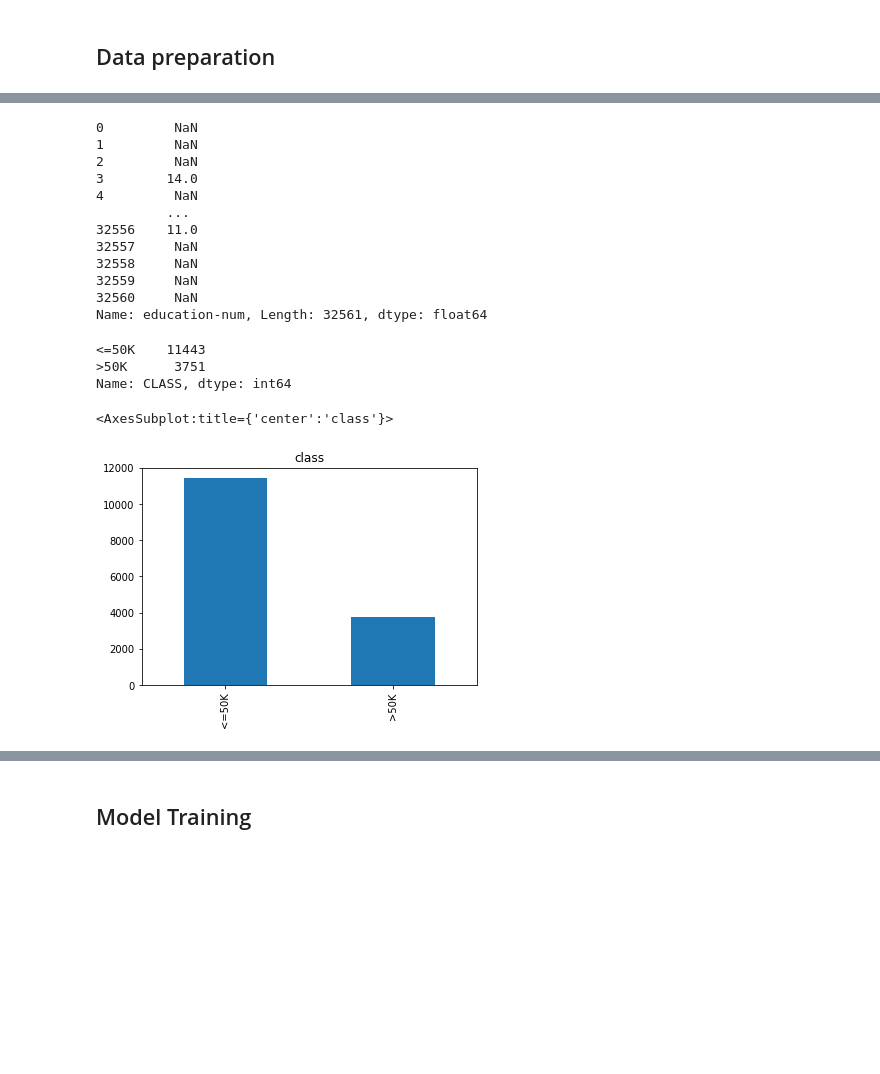
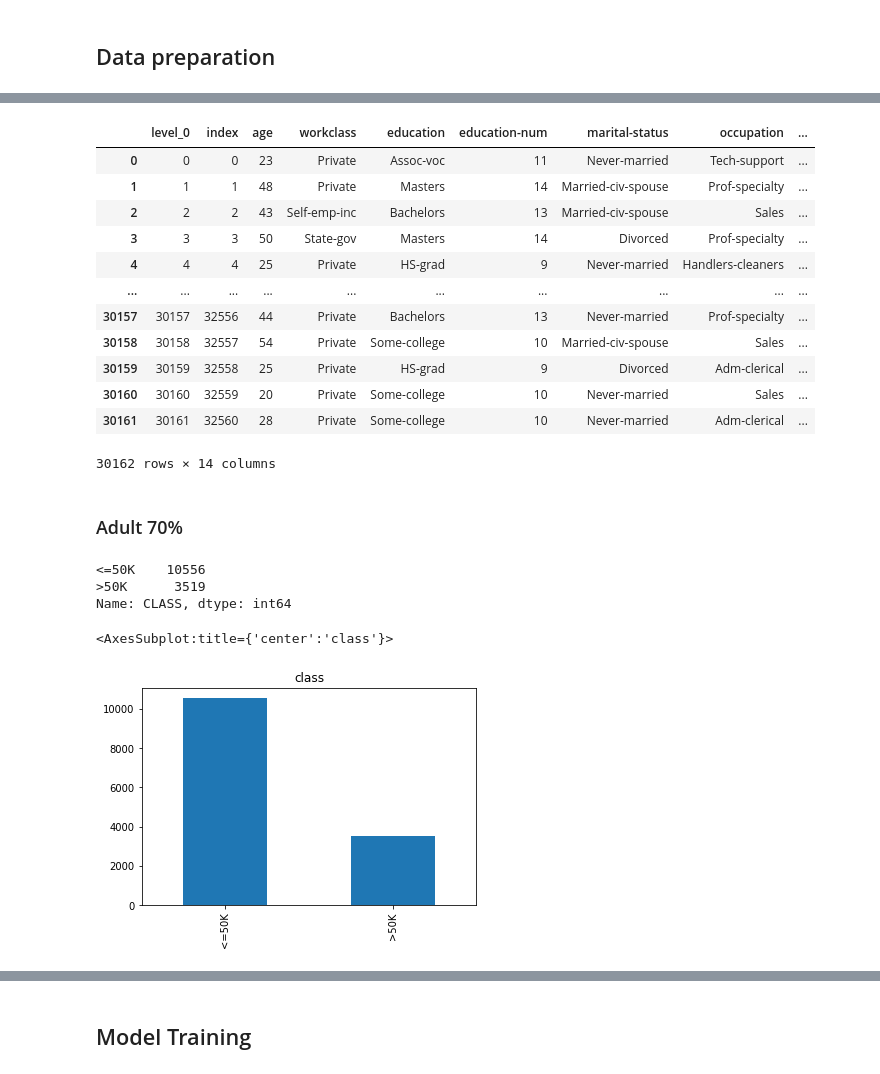
Before and after one commit to jakjan95/DTsolver, a Jupyter notebook: DTsolver-pruning-data-cleaning-multivalue-split.ipynb, the cells around one changed output, grey strips where cells are left out. Drawn from its saved outputs; the diff is of its cells as text; code cells hidden in the pictures; blank space fills up the shorter version.

```diff
--- a/DTsolver-pruning-data-cleaning-multivalue-split.ipynb
+++ b/DTsolver-pruning-data-cleaning-multivalue-split.ipynb
@@ -243,5 +483,5 @@ adult_dataset.head()
 # %%
-adult_dataset = adult_dataset[['age','workclass','education','education-num','marital-status','occupation','relationship','race','sex','hourse-per-week','CLASS']]
+adult_dataset = adult_dataset[['age','workclass','education','education-num','marital-status','occupation','relationship','race','sex','hourse-per-week', 'native-country' ,'CLASS']]
 
 for element in list(adult_dataset):
     if adult_dataset[element].dtype not in [np.float64, np.int64]:
@@ -249,5 +489,6 @@ for element in list(adult_dataset):
 
 adult_dataset['CLASS'] = adult_dataset['CLASS'].str.strip()
 adult_dataset.head()
+adult_dataset
 # %% [output]
 |  | age | workclass | education | education-num | marital-status | occupation | relationship | race | ... |
@@ -259,28 +507,39 @@ adult_dataset.head()
+# %%
+adult_dataset.dropna(how='any', axis=0)
+indexNames = adult_dataset[(adult_dataset['workclass'] == '?') | (adult_dataset['education'] == '?') | (adult_dataset['marital-status'] == '?') | (adult_dataset['occupation'] == '?') | (adult_dataset['relationship'] == '?') | (adult_dataset['race'] == '?') | (adult_dataset['sex'] == '?') | (adult_dataset['native-country'] == '?') ].index
+# print(indexNames)
+adult_dataset.drop(indexNames, inplace=True)
+adult_dataset.head()
+adult_dataset.reset_index(inplace=True)
+adult_dataset
+# %% [output]
+|  | level_0 | index | age | workclass | education | education-num | marital-status | occupation | ... |
+| 0 | 0 | 0 | 23 | Private | Assoc-voc | 11 | Never-married | Tech-support | ... |
+| 1 | 1 | 1 | 48 | Private | Masters | 14 | Married-civ-spouse | Prof-specialty | ... |
+| 2 | 2 | 2 | 43 | Self-emp-inc | Bachelors | 13 | Married-civ-spouse | Sales | ... |
+| 3 | 3 | 3 | 50 | State-gov | Masters | 14 | Divorced | Prof-specialty | ... |
+| 4 | 4 | 4 | 25 | Private | HS-grad | 9 | Never-married | Handlers-cleaners | ... |
+| ... | ... | ... | ... | ... | ... | ... | ... | ... | ... |
+| 30157 | 30157 | 32556 | 44 | Private | Bachelors | 13 | Never-married | Prof-specialty | ... |
+| 30158 | 30158 | 32557 | 54 | Private | Some-college | 10 | Married-civ-spouse | Sales | ... |
+| 30159 | 30159 | 32558 | 25 | Private | HS-grad | 9 | Divorced | Adm-clerical | ... |
+| 30160 | 30160 | 32559 | 20 | Private | Some-college | 10 | Never-married | Sales | ... |
+| 30161 | 30161 | 32560 | 28 | Private | Some-college | 10 | Never-married | Adm-clerical | ... |
+30162 rows × 14 columns
 # %%
-adult_dataset['education-num'].where(adult_dataset['education-num'] > 10)
+# adult_dataset['education-num'].where(adult_dataset['education-num'] > 10)
-# %% [output]
-0         NaN
-1         NaN
-2         NaN
-3        14.0
-4         NaN
-         ...
-32556    11.0
-32557     NaN
-32558     NaN
-32559     NaN
-32560     NaN
-Name: education-num, Length: 32561, dtype: float64
+# %% [markdown]
+### Adult 70%
 # %%
-adult_set_for_training, adult_testing = data_utils.data_split(adult_dataset, 70)
-adult_training, adult_validation = data_utils.split_training_data_for_pruning(adult_set_for_training)
+adult_set_for_training70, adult_testing70 = data_utils.data_split(adult_dataset, 70)
+adult_training70, adult_validation70 = data_utils.split_training_data_for_pruning(adult_set_for_training70)
 
-print(adult_training['CLASS'].value_counts())
-adult_training['CLASS'].value_counts().plot(kind='bar', title='class')
+print(adult_training70['CLASS'].value_counts())
+adult_training70['CLASS'].value_counts().plot(kind='bar', title='class')
 # %% [output]
-<=50K    11443
->50K      3751
+<=50K    10556
+>50K      3519
 Name: CLASS, dtype: int64
 <AxesSubplot:title={'center':'class'}>
-[figure, old version]
+[figure, new version]
 # %%
```
Also changed, not shown: parts of 61 cells of this notebook.
